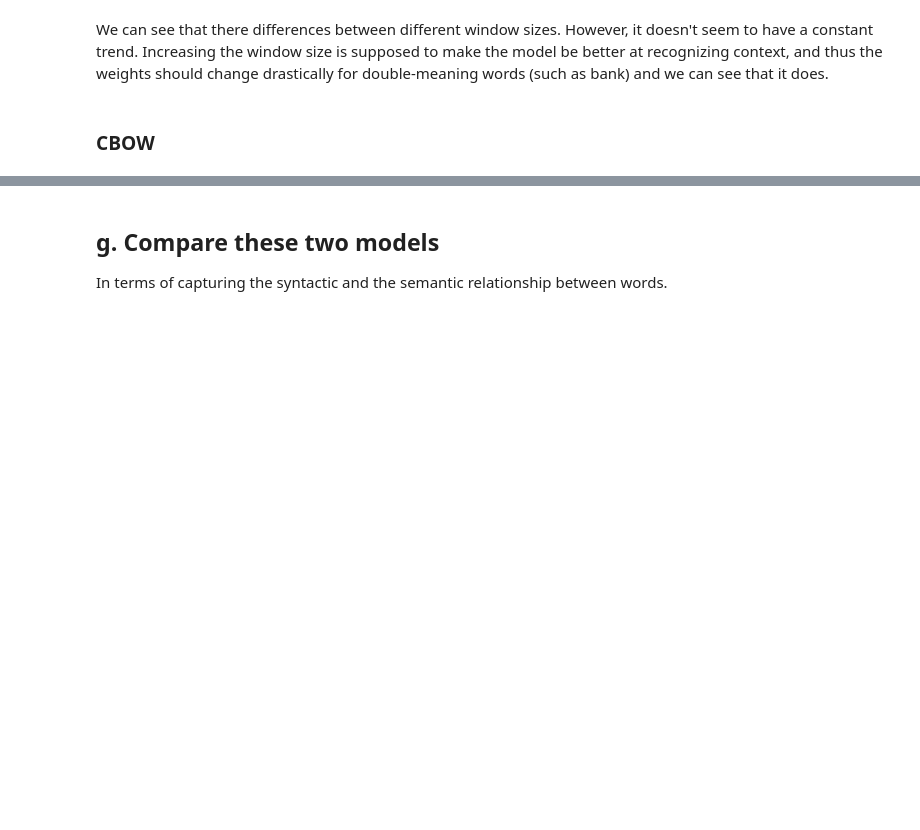
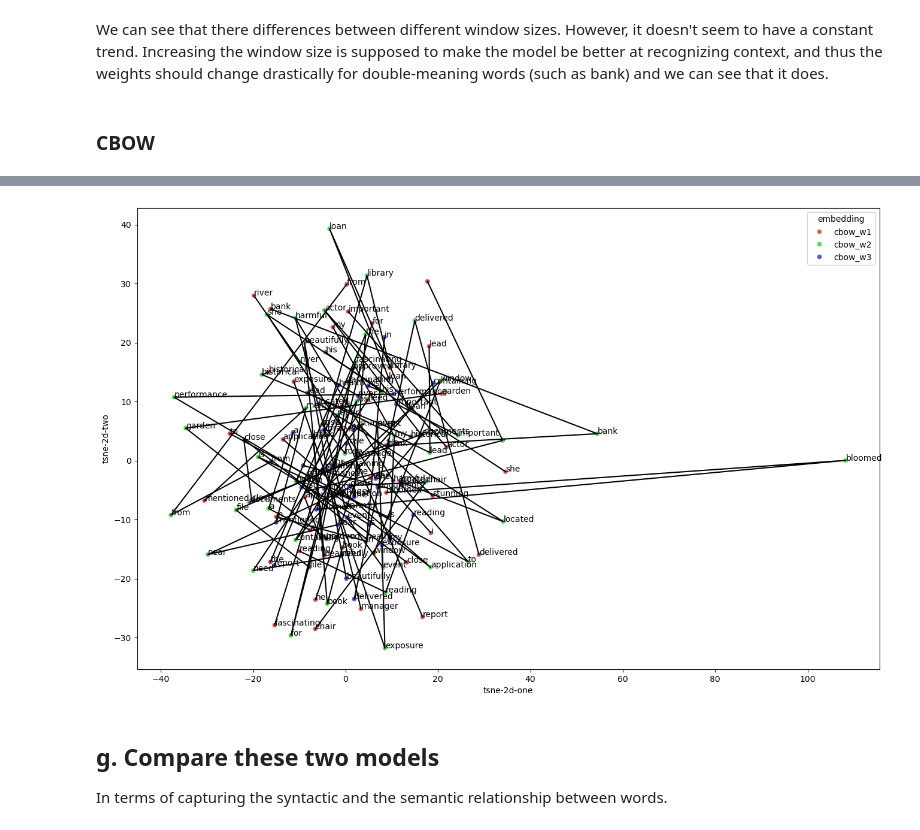
Before and after one commit to vodkolav/DSlab1, a Jupyter notebook: NLP/Assignment2.ipynb, the cells around one changed output, grey strips where cells are left out. Cells and saved outputs as stored; diff of their text form; code cells hidden in the pictures; blank space fills up the shorter version.

```diff
--- a/NLP/Assignment2.ipynb
+++ b/NLP/Assignment2.ipynb
@@ -450,7 +449,7 @@ previous_embedding_dict = None
 differences_data = []  # To store differences
 
 for window_size in window_sizes:
-    embedding_dict = train_skipgram_model(corpus, window_size=window_size)
+    embedding_dict = train_skipgram_model(tokenized_corpus, word_to_index, index_to_word, vocab_size, window_size=window_size)
     print(f"Window size: {window_size}\n")
     print("----------------------------------------\n")
 
@@ -503,6 +502,7 @@ We can see that there differences between different window sizes. However, it do
 # %% [markdown]
 ### CBOW
 # %%
-cbow_embeddings = [train_cbow_model(corpus, window_size=window_size) for window_size in [1,2,3]]
+cbow_embeddings = [train_cbow_model(tokenized_corpus, word_to_index, index_to_word,
+                                    vocab_size, window_size=window_size) for window_size in [1,2,3]]
 # %% [output]
 Training device: CPU
@@ -524,0 +525,4 @@ Epoch 10/10, Loss: 7.2192
+# %%
+cbowW1 = embedding_Tsne(cbow_embeddings[0], 'cbow_w1')
+cbowW2 = embedding_Tsne(cbow_embeddings[1], 'cbow_w2')
+cbowW3 = embedding_Tsne(cbow_embeddings[2], 'cbow_w3')
@@ -525,3 +547,7 @@ Epoch 10/10, Loss: 7.2192
+# %%
+compare_embeddings([cbowW1, cbowW2, cbowW3])
+# %% [output]
+[figure, added]
 # %% [markdown]
 ## g. Compare these two models
 In terms of capturing the syntactic and the semantic relationship between words.
```
Also changed, not shown: parts of 12 cells of this notebook.
